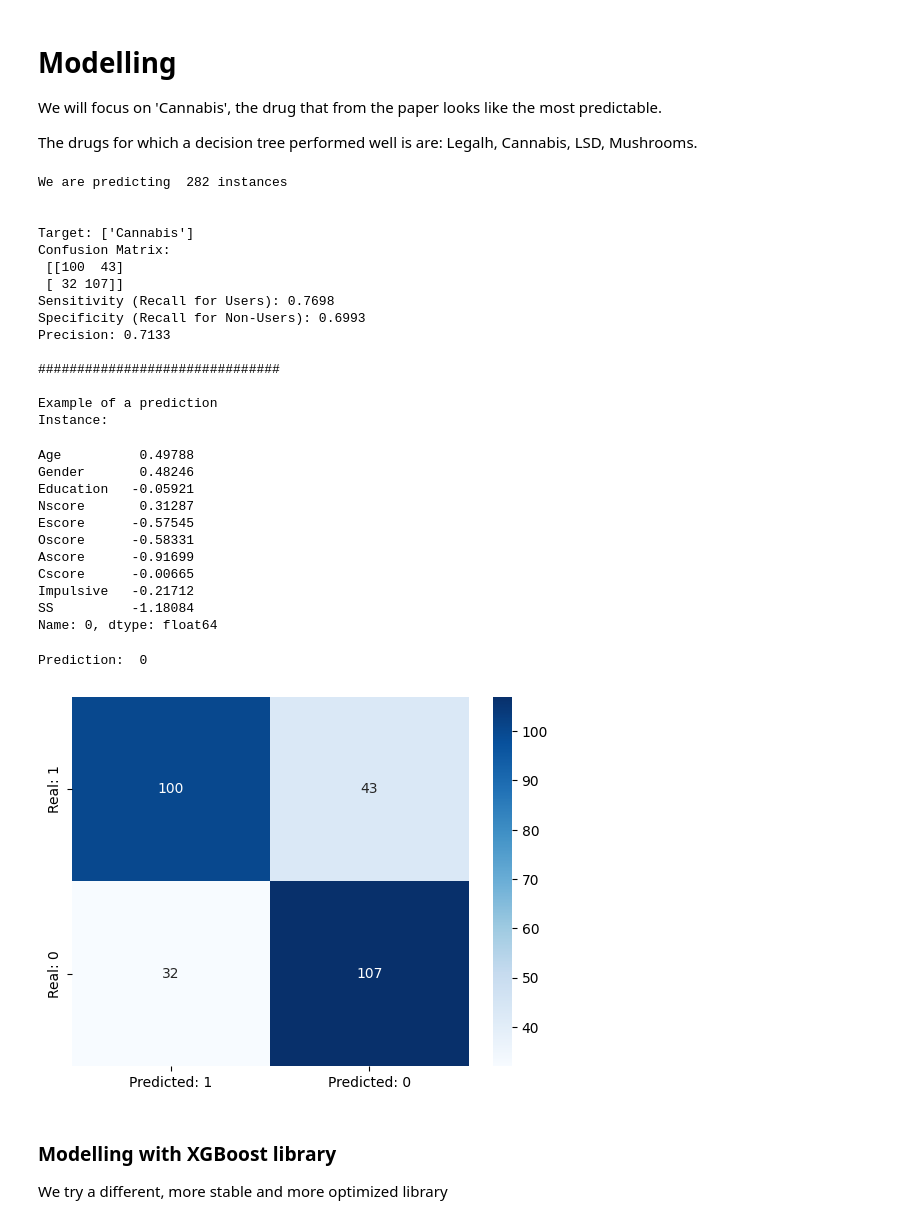
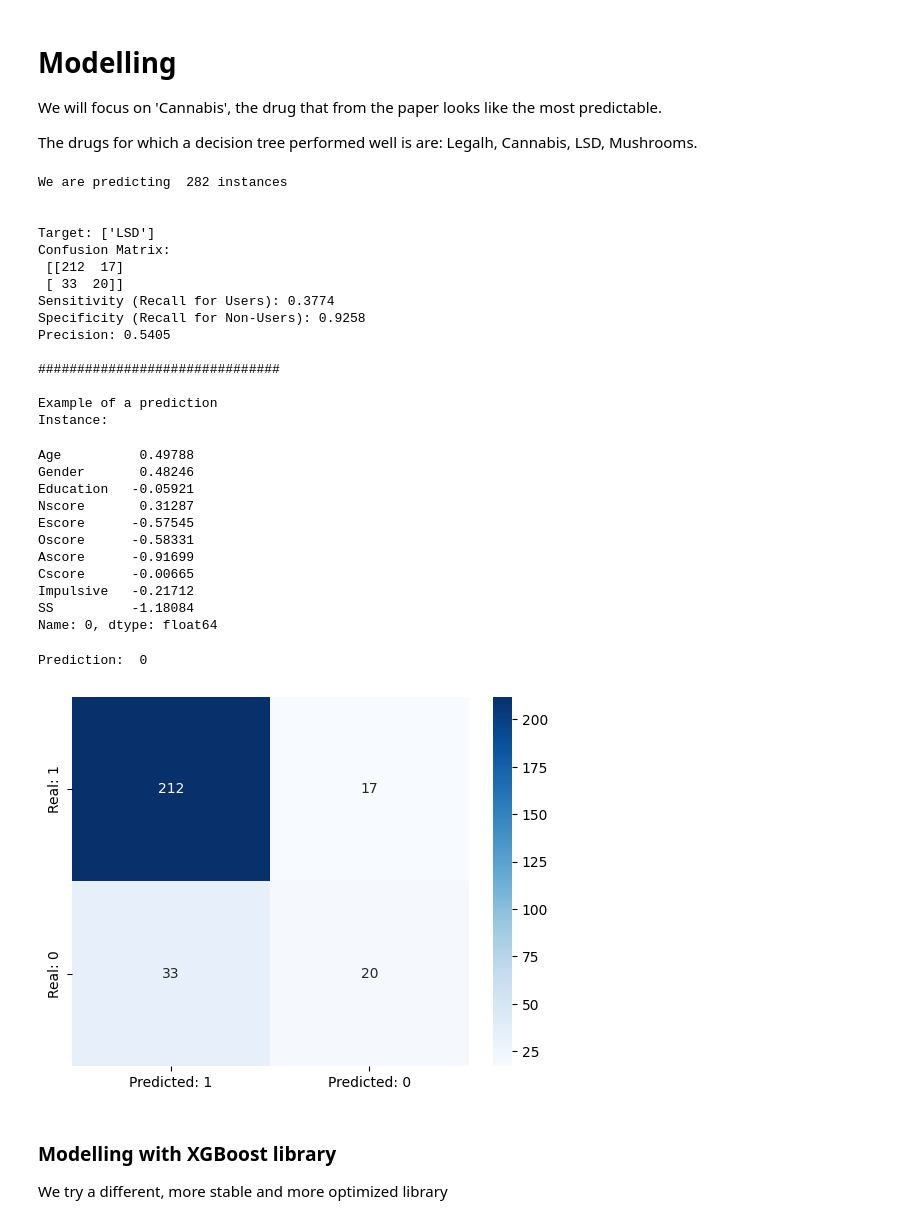
Before and after one commit to salleo0/Project_StatML, a Jupyter notebook: PROJECT_STATML.ipynb, the cells around one changed output. Drawn from its saved outputs; the diff is of its cells as text; code cells hidden in the pictures.

```diff
--- a/PROJECT_STATML.ipynb
+++ b/PROJECT_STATML.ipynb
@@ -229,7 +229,7 @@ We will focus on 'Cannabis', the drug that from the paper looks like the most pr
 
 The drugs for which a decision tree performed well is are: Legalh, Cannabis, LSD, Mushrooms.
 # %%
-target_drug = ['Cannabis']
+target_drug = ['LSD']
 y = data[target_drug]
 X = data[input_features]
 
@@ -267,40 +267,40 @@ print("Confusion Matrix: \n", conf_mat)
 print(f"Sensitivity (Recall for Users): {sensitivity:.4f}")
 print(f"Specificity (Recall for Non-Users): {specificity:.4f}")
 print(f"Precision: {precision:.4f}")
 
 print("\n###############################")
 print("\nExample of a prediction\nInstance: ")
 display(X.iloc[0])
 print("Prediction: ", y_pred[0])
 # %% [output]
 We are predicting  282 instances
 
 
-Target: ['Cannabis']
+Target: ['LSD']
 Confusion Matrix:
- [[100  43]
- [ 32 107]]
-Sensitivity (Recall for Users): 0.7698
-Specificity (Recall for Non-Users): 0.6993
-Precision: 0.7133
+ [[212  17]
+ [ 33  20]]
+Sensitivity (Recall for Users): 0.3774
+Specificity (Recall for Non-Users): 0.9258
+Precision: 0.5405
 
 ###############################
 
 Example of a prediction
 Instance:
 Age          0.49788
 Gender       0.48246
 Education   -0.05921
 Nscore       0.31287
 Escore      -0.57545
 Oscore      -0.58331
 Ascore      -0.91699
 Cscore      -0.00665
 Impulsive   -0.21712
 SS          -1.18084
 Name: 0, dtype: float64
 Prediction:  0
-[figure, old version]
+[figure, new version]
 # %% [markdown]
 ### Modelling with XGBoost library
 We try a different, more stable and more optimized library
```
Also changed, not shown: parts of 6 cells of this notebook.
